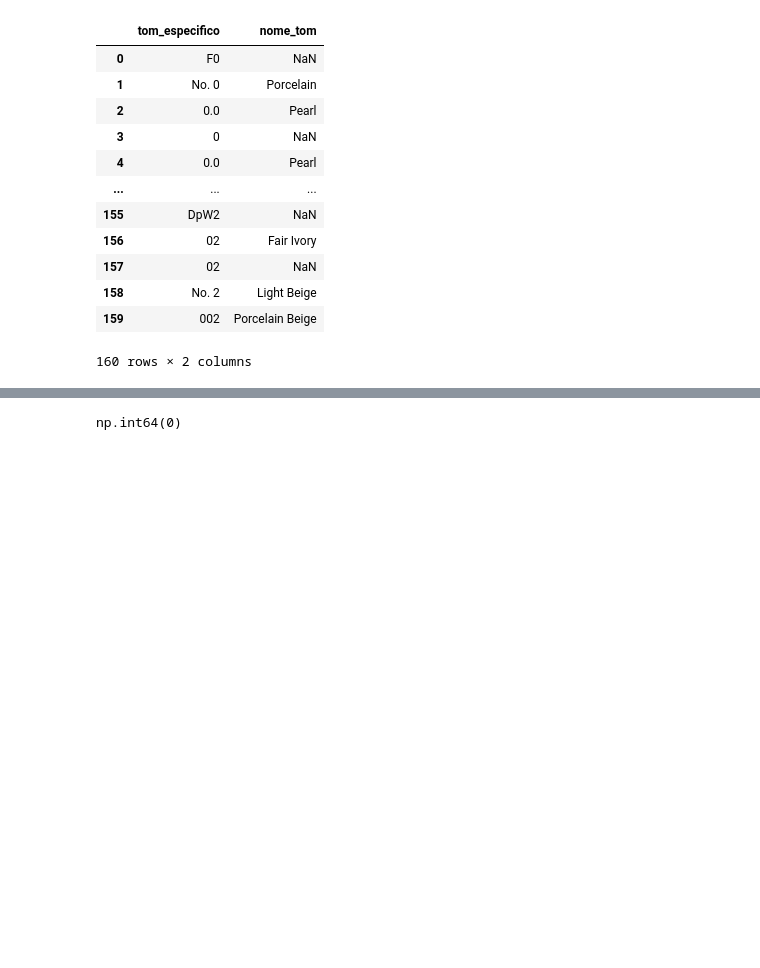
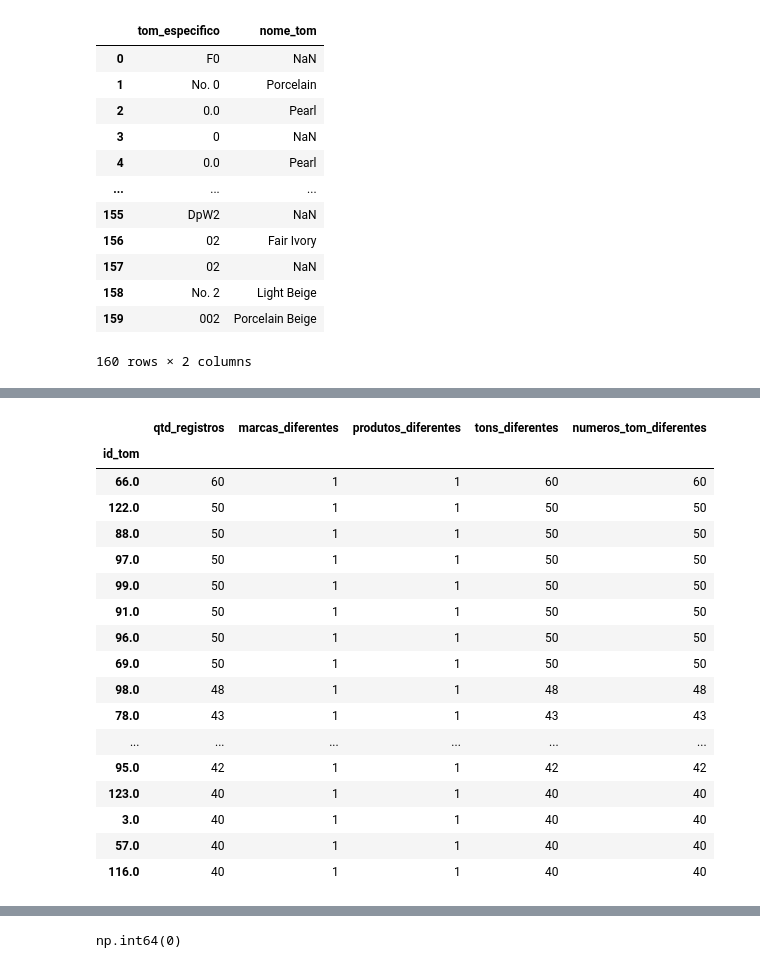
Before and after one commit to Projeto-L-Oreal-Paris/Avanco-da-industria-da-maquiagem, a Jupyter notebook: notebooks/ETL_numbers.ipynb, the cells around one changed output, grey strips where cells are left out. Cells and saved outputs as stored; diff of their text form; code cells hidden in the pictures; blank space fills up the shorter version.

```diff
--- a/notebooks/ETL_numbers.ipynb
+++ b/notebooks/ETL_numbers.ipynb
@@ -126,0 +224,49 @@ No SQL e no Python, manter o valor nulo nativo (NaN) é a melhor prática quando
+# %%
+# ==============================================================================
+# INVESTIGAÇÃO DO SIGNIFICADO DO id_tom
+# ==============================================================================
+
+# Objetivo:
+# Verificar quantos valores diferentes de marca, produto, tom específico
+# e número do tom estão associados a cada id_tom.
+#
+# Isso nos ajuda a descobrir se o id_tom representa:
+# - um registro individual;
+# - um produto;
+# - um grupo de tons;
+# - ou alguma outra entidade da base.
+# ==============================================================================
+
+analise_id_tom = (
+    df_id
+    .groupby("id_tom")
+    .agg(
+        qtd_registros=("id_tom", "size"),
+        marcas_diferentes=("marca", "nunique"),
+        produtos_diferentes=("produto", "nunique"),
+        tons_diferentes=("tom_especifico", "nunique"),
+        numeros_tom_diferentes=("numero_tom", "nunique")
+    )
+    .sort_values("qtd_registros", ascending=False)
+)
+
+analise_id_tom.head(20)
+# %% [output]
+|  | qtd_registros | marcas_diferentes | produtos_diferentes | tons_diferentes | numeros_tom_diferentes |
+| id_tom |  |  |  |  |  |
+| 66.0 | 60 | 1 | 1 | 60 | 60 |
+| 122.0 | 50 | 1 | 1 | 50 | 50 |
+| 88.0 | 50 | 1 | 1 | 50 | 50 |
+| 97.0 | 50 | 1 | 1 | 50 | 50 |
+| 99.0 | 50 | 1 | 1 | 50 | 50 |
+| 91.0 | 50 | 1 | 1 | 50 | 50 |
+| 96.0 | 50 | 1 | 1 | 50 | 50 |
+| 69.0 | 50 | 1 | 1 | 50 | 50 |
+| 98.0 | 48 | 1 | 1 | 48 | 48 |
+| 78.0 | 43 | 1 | 1 | 43 | 43 |
+| ... | ... | ... | ... | ... | ... |
+| 95.0 | 42 | 1 | 1 | 42 | 42 |
+| 123.0 | 40 | 1 | 1 | 40 | 40 |
+| 3.0 | 40 | 1 | 1 | 40 | 40 |
+| 57.0 | 40 | 1 | 1 | 40 | 40 |
+| 116.0 | 40 | 1 | 1 | 40 | 40 |
```
Also changed, not shown: parts of 45 cells of this notebook, 1 other file.
